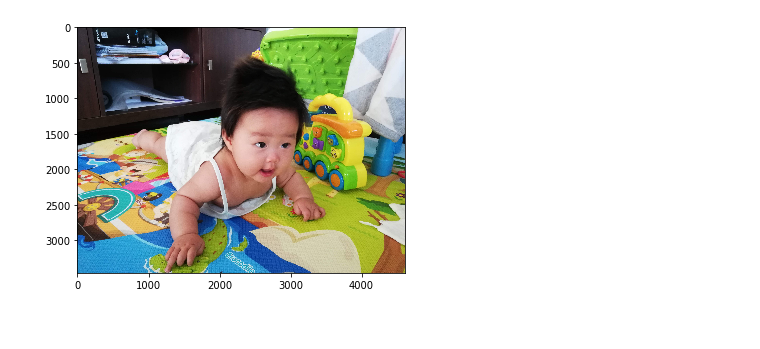
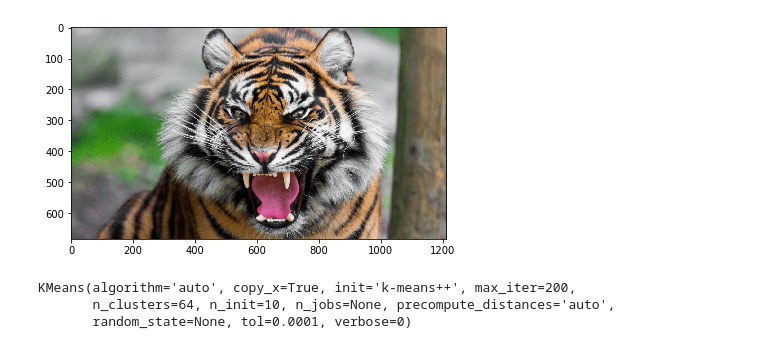
Before and after one commit to zhaoyi0113/machine-learning, a Jupyter notebook: beginner/kmeans/sample/image_compression.ipynb, the cells around one changed output. Saved outputs shown, nothing was run; the diff lists cells and outputs as text; code cells hidden in the pictures.

Commit message:
update image compression demo code

```diff
--- a/beginner/kmeans/sample/image_compression.ipynb
+++ b/beginner/kmeans/sample/image_compression.ipynb
@@ -1,17 +1,22 @@
 # %%
 from skimage import io
 from sklearn.cluster import KMeans
 import numpy as np
+import matplotlib.pyplot as plt
 
-image = io.imread('stella.jpg')
+image = io.imread('tiger.png')
 io.imshow(image)
 io.show()
+rows = image.shape[0]
+cols = image.shape[1]
 # %% [output]
-[figure, old version]
+[figure, new version]
 # %%
-rows = image.shape[0]
-cols = image.shape[1]
-
-image = image.reshape(image.shape[0]*image.shape[1],3)
-kmeans = KMeans(n_clusters = 128, n_init=10, max_iter=200)
-kmeans.fit(image)
+ncolor = 64
+rimage = image.reshape(image.shape[0]*image.shape[1],3)
+kmeans = KMeans(n_clusters = ncolor, max_iter=200)
+kmeans.fit(rimage)
+# %% [output]
+KMeans(algorithm='auto', copy_x=True, init='k-means++', max_iter=200,
+       n_clusters=64, n_init=10, n_jobs=None, precompute_distances='auto',
+       random_state=None, tol=0.0001, verbose=0)
```
Also changed, not shown: parts of 2 cells of this notebook, 4 other files.
